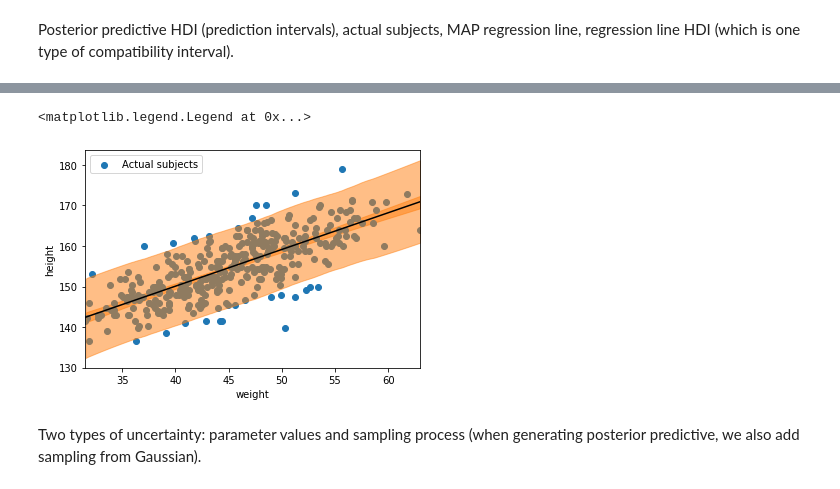
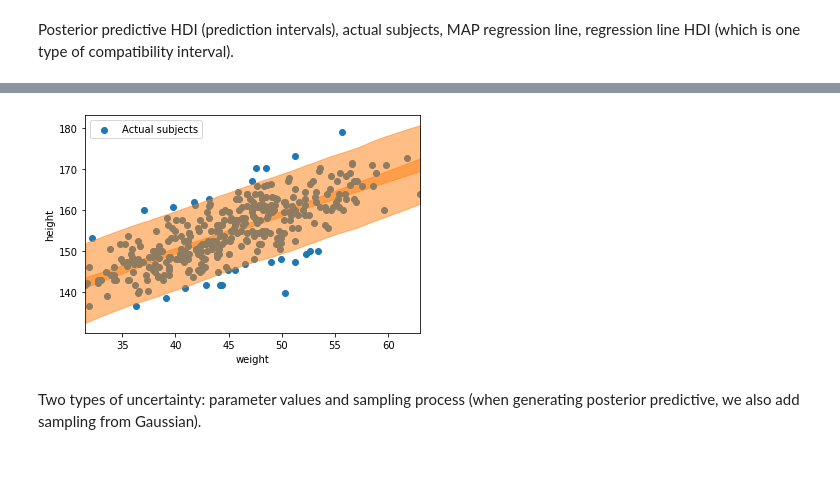
Before and after one commit to ciguaran/statistical_rethinking, a Jupyter notebook: Chapter 4.ipynb, the cells around one changed output, grey strips where cells are left out. Saved outputs shown, nothing was run; the diff lists cells and outputs as text; code cells hidden in the pictures.

```diff
--- a/Chapter 4.ipynb
+++ b/Chapter 4.ipynb
@@ -345,22 +345,25 @@ plt.legend()
 # %% [markdown]
 Posterior predictive HDI (prediction intervals), actual subjects, MAP regression line, regression line HDI (which is one type of compatibility interval).
 # %%
-def plot_diagnosis(dataset, model, trace):
+def plot_diagnosis(dataset, model, trace, center=True):
+    if center:
+        mus = array(list(map(lambda x: trace['mu'] + trace['beta'] * (x-mean(dataset['weight'])), dataset['weight'].values)))
+    else:
+        mus = array(list(map(lambda x: trace['mu'] + trace['beta'] * x, dataset['weight'].values)))
     height_pred = pm.sample_posterior_predictive(trace, 1000, model)
-    plt.xlim(adults.weight.min(), adults.weight.max())
-    az.plot_hdi(weights, mus.T)
-    plt.scatter(adults.weight, adults.height, label='Actual subjects')
-    plt.plot(weights, mu_mean, "k")
-    az.plot_hdi(adults.weight, height_pred["height"])
+    plt.xlim(dataset.weight.min(), dataset.weight.max())
+    az.plot_hdi(dataset['weight'], mus.T)
+    plt.scatter(dataset.weight, dataset.height, label='Actual subjects')
+#    plt.plot(weights, mean(mus), "k")
+    az.plot_hdi(dataset.weight, height_pred["height"])
     plt.xlabel("weight")
     plt.ylabel("height")
     plt.legend()
 
 plot_diagnosis(adults, model, trace)
 # %% [output]
 [interactive output not drawn]
-<matplotlib.legend.Legend at 0x...>
-[figure, old version]
+[figure, new version]
 # %% [markdown]
 Two types of uncertainty: parameter values and sampling process (when generating posterior predictive, we also add sampling from Gaussian).
 # %% [markdown]
```
Also changed, not shown: parts of 55 cells of this notebook, 1 other file.
